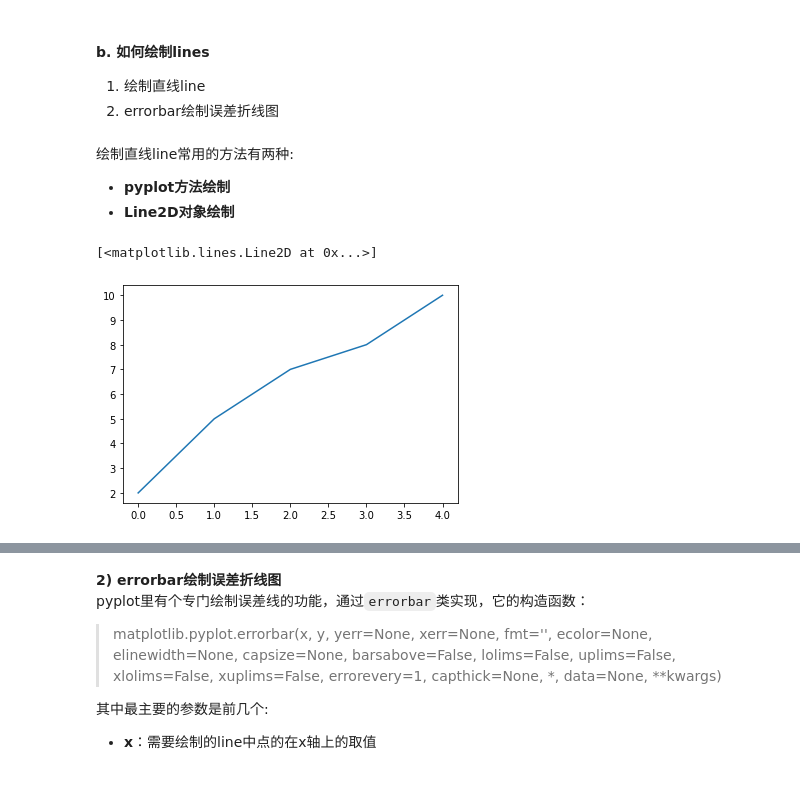
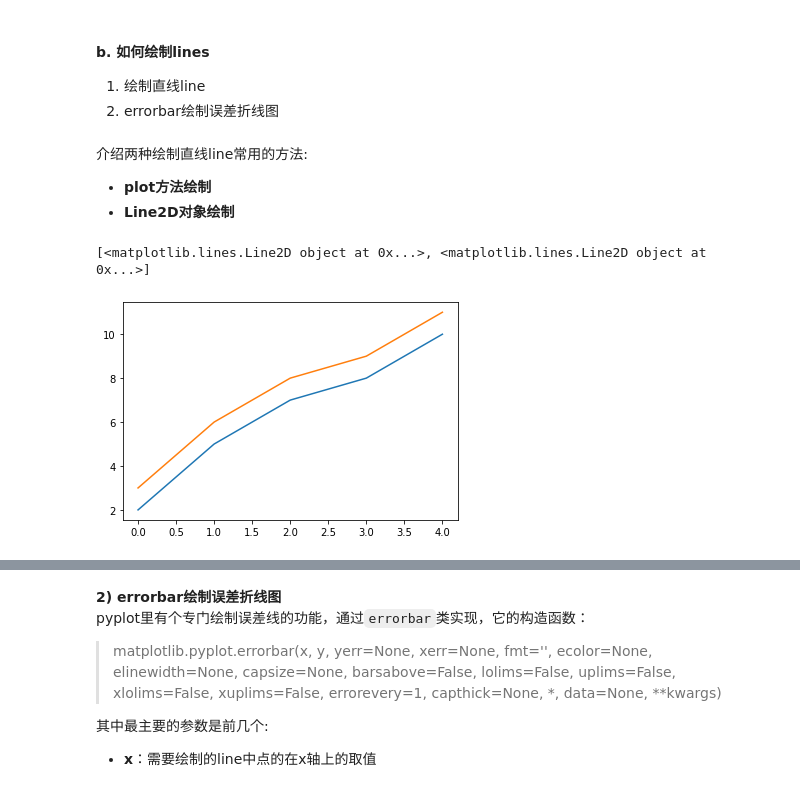
Before and after one commit to datawhalechina/fantastic-matplotlib, a Jupyter notebook: notebook/第二回：艺术画笔见乾坤.ipynb, the cells around one changed output, grey strips where cells are left out. Saved outputs shown, nothing was run; the diff lists cells and outputs as text; code cells hidden in the pictures.

```diff
--- a/notebook/第二回：艺术画笔见乾坤.ipynb
+++ b/notebook/第二回：艺术画笔见乾坤.ipynb
@@ -117,16 +112,20 @@ plt.setp(lines, color='r', linewidth=10)
 #### b. 如何绘制lines
 1) 绘制直线line
 2) errorbar绘制误差折线图
-# %% [markdown]
-绘制直线line常用的方法有两种:
-+ **pyplot方法绘制**
-+ **Line2D对象绘制**
+# %% [markdown]
+介绍两种绘制直线line常用的方法:
++ **plot方法绘制**
++ **Line2D对象绘制**
 # %%
-# 1. pyplot方法绘制
-import matplotlib.pyplot as plt
+# 1. plot方法绘制
 x = range(0,5)
-y = [2,5,7,8,10]
-plt.plot(x,y)
+y1 = [2,5,7,8,10]
+y2= [3,6,8,9,11]
+
+fig,ax= plt.subplots()
+ax.plot(x,y1)
+ax.plot(x,y2)
+print(ax.lines); # 通过直接使用辅助方法画线，打印ax.lines后可以看到在matplotlib在底层创建了两个Line2D对象
 # %% [output]
-[<matplotlib.lines.Line2D at 0x...>]
+[<matplotlib.lines.Line2D object at 0x...>, <matplotlib.lines.Line2D object at 0x...>]
-[figure, old version]
+[figure, new version]
```
Also changed, not shown: parts of 36 cells of this notebook, 38 other files.
